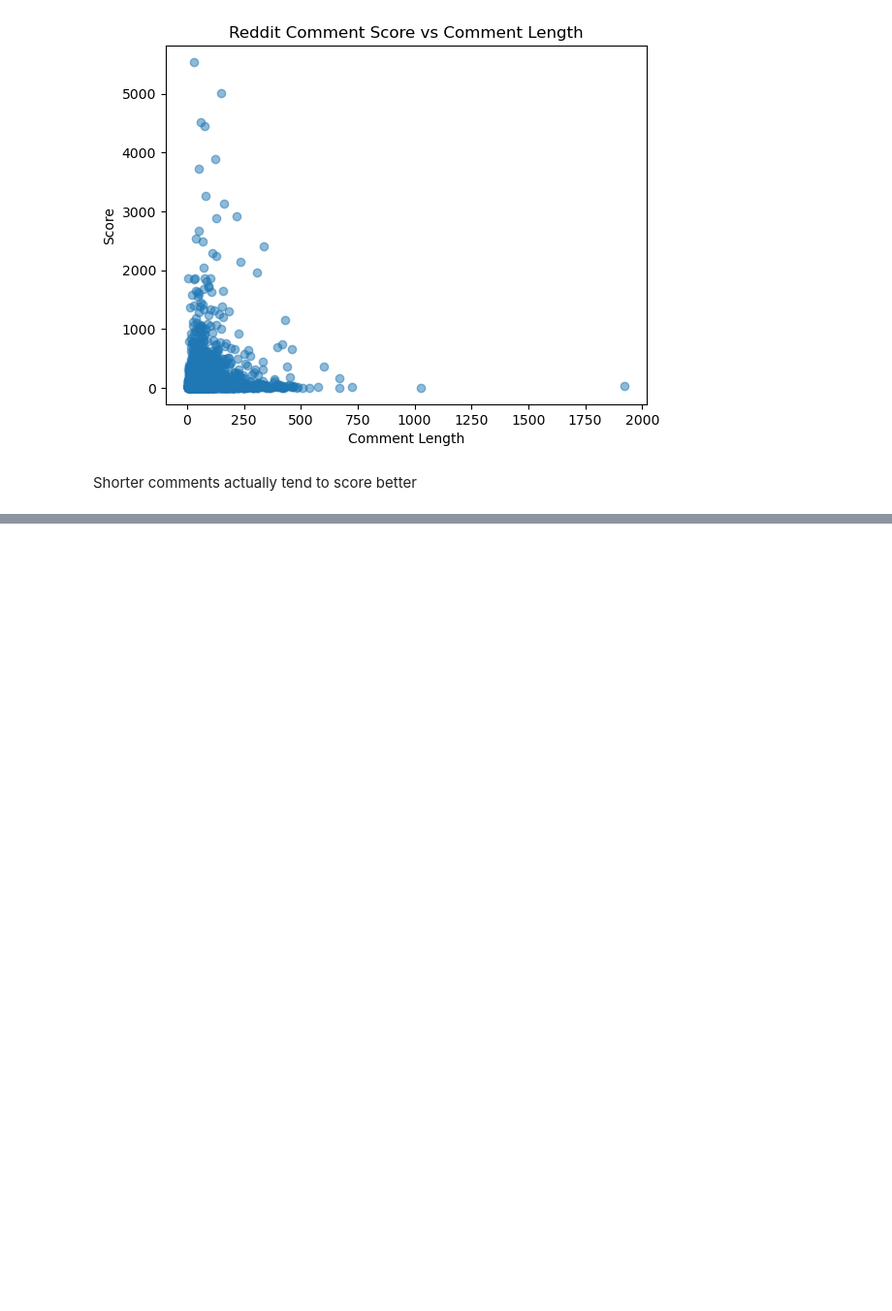
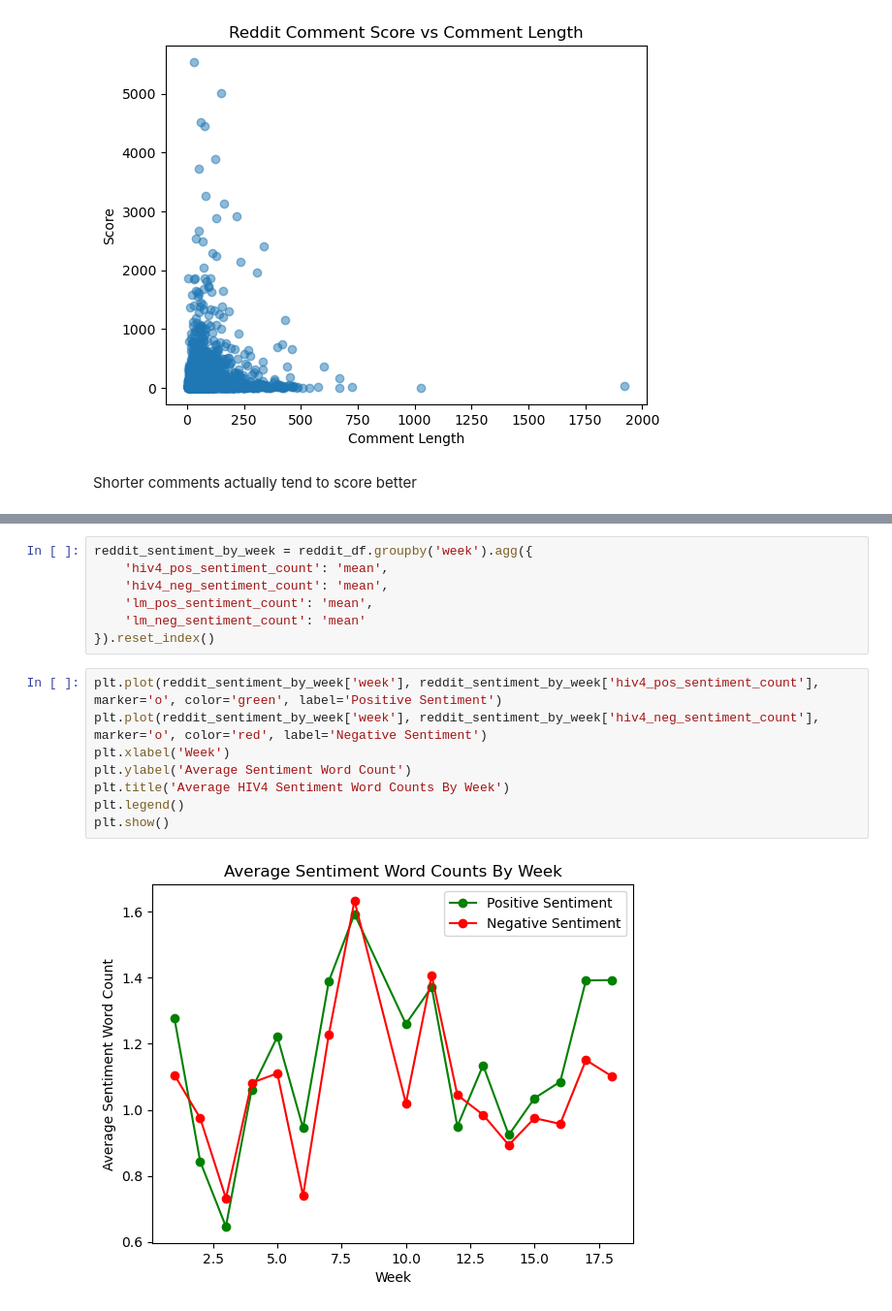
Before and after one commit to ryanjamesyu2/sentiment-performance-connection, a Jupyter notebook: sentiment_data_eda.ipynb, the cells around one changed output, grey strips where cells are left out. Shown at 97% size. Drawn from its saved outputs; the diff is of its cells as text; blank space fills up the shorter version.

```diff
--- a/sentiment_data_eda.ipynb
+++ b/sentiment_data_eda.ipynb
@@ -439,0 +483,17 @@ Shorter comments actually tend to score better
+# %%
+reddit_sentiment_by_week = reddit_df.groupby('week').agg({
+    'hiv4_pos_sentiment_count': 'mean',
+    'hiv4_neg_sentiment_count': 'mean',
+    'lm_pos_sentiment_count': 'mean',
+    'lm_neg_sentiment_count': 'mean'
+}).reset_index()
+# %%
+plt.plot(reddit_sentiment_by_week['week'], reddit_sentiment_by_week['hiv4_pos_sentiment_count'], marker='o', color='green', label='Positive Sentiment')
+plt.plot(reddit_sentiment_by_week['week'], reddit_sentiment_by_week['hiv4_neg_sentiment_count'], marker='o', color='red', label='Negative Sentiment')
+plt.xlabel('Week')
+plt.ylabel('Average Sentiment Word Count')
+plt.title('Average HIV4 Sentiment Word Counts By Week')
+plt.legend()
+plt.show()
+# %% [output]
+[figure, added]
```
Also changed, not shown: parts of 12 cells of this notebook.
